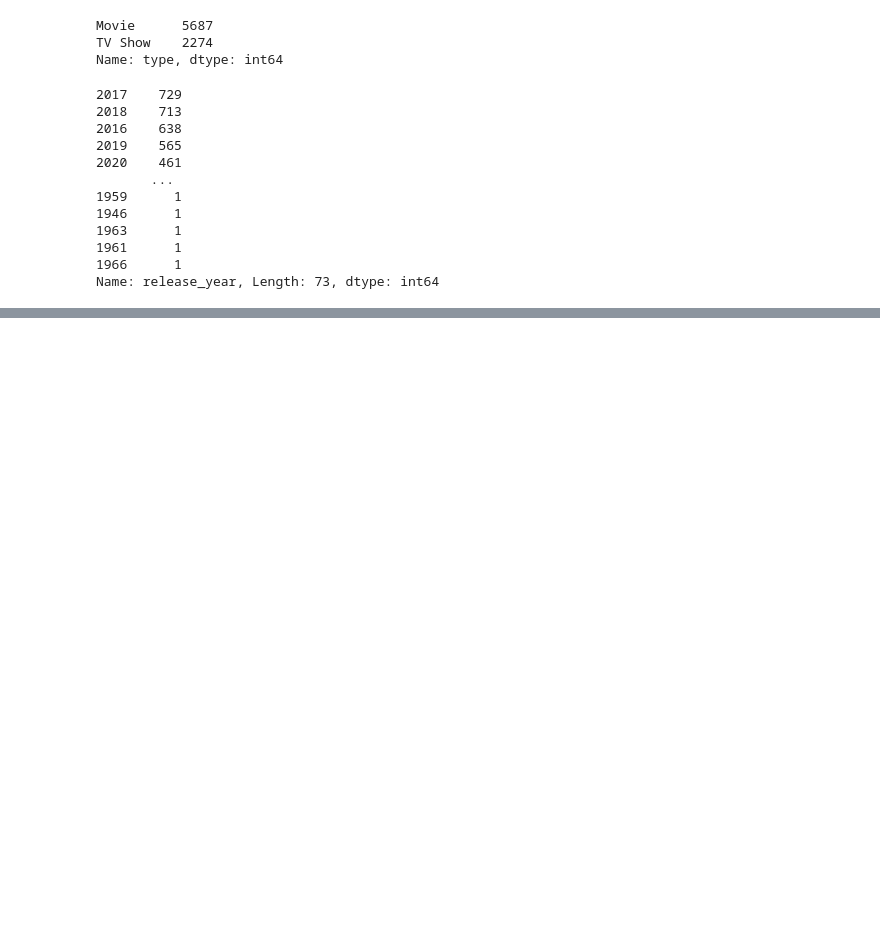
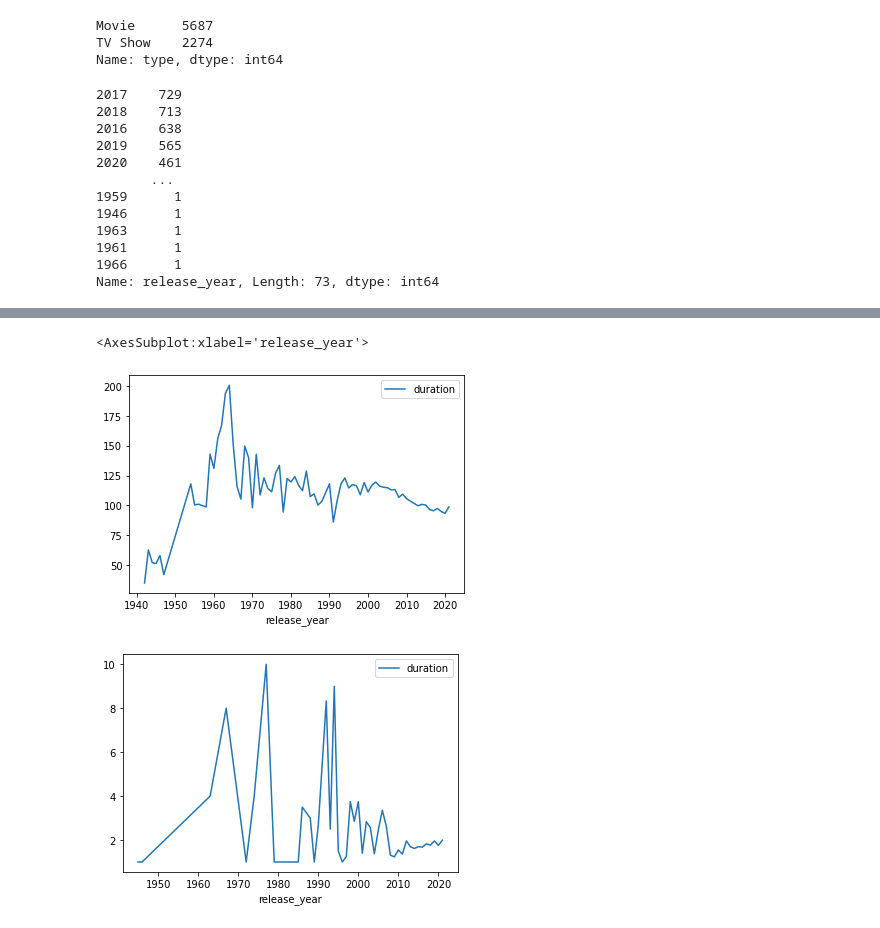
Before and after one commit to atpekbas/redi-data-analytics, a Jupyter notebook: archive/playground/netflix/netflix_titles.ipynb, the cells around one changed output, grey strips where cells are left out. Drawn from its saved outputs; the diff is of its cells as text; code cells hidden in the pictures; blank space fills up the shorter version.

```diff
--- a/archive/playground/netflix/netflix_titles.ipynb
+++ b/archive/playground/netflix/netflix_titles.ipynb
@@ -130,0 +183,9 @@ df.groupby(['main_country', 'type'])[['type']].agg('count')
+# %%
+# plotting the change in duration over the years for movies and TV shows
+isMovie = df['type'] == 'Movie'
+df[isMovie].groupby('release_year')['duration'].mean().reset_index().sort_values('release_year').plot(x='release_year', y='duration')
+df[~isMovie].groupby('release_year')['duration'].mean().reset_index().sort_values('release_year').plot(x='release_year', y='duration')
+# %% [output]
+<AxesSubplot:xlabel='release_year'>
+[figure, added]
+[figure, added]
```
Also changed, not shown: parts of 23 cells of this notebook, 6 other files.
